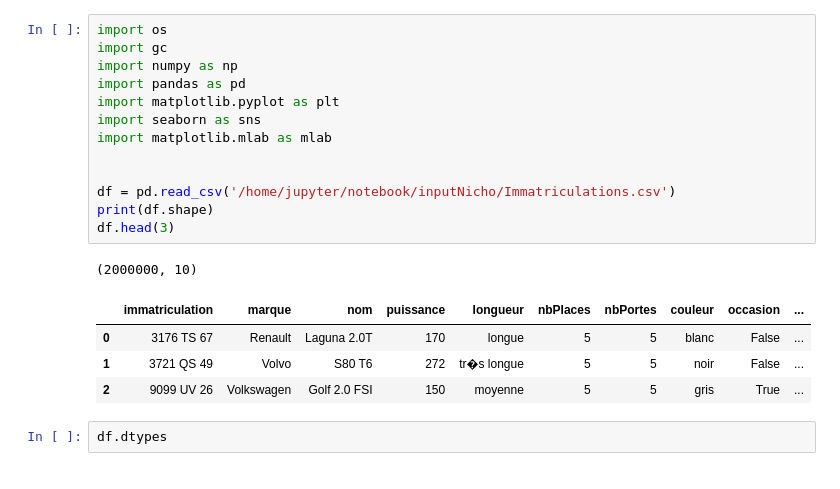
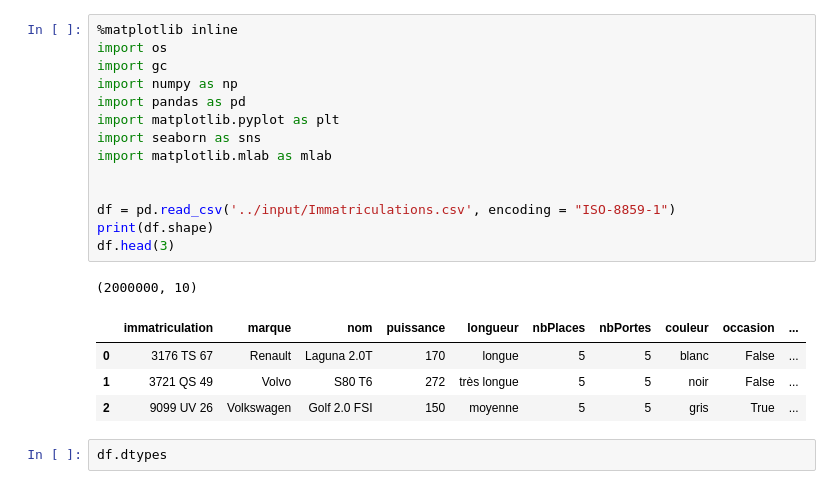
Before and after one commit to nicholas-bn/Data-Analytics-Python, a Jupyter notebook: notebook/cluster_vehicule EDA.ipynb, the cells around one changed output. Drawn from its saved outputs; the diff is of its cells as text.

```diff
--- a/notebook/cluster_vehicule EDA.ipynb
+++ b/notebook/cluster_vehicule EDA.ipynb
@@ -1,21 +1,22 @@
 # %%
+%matplotlib inline
 import os
 import gc
 import numpy as np
 import pandas as pd
 import matplotlib.pyplot as plt
 import seaborn as sns
 import matplotlib.mlab as mlab
 
 
-df = pd.read_csv('/home/jupyter/notebook/inputNicho/Immatriculations.csv')
+df = pd.read_csv('../input/Immatriculations.csv', encoding = "ISO-8859-1")
 print(df.shape)
 df.head(3)
 # %% [output]
 (2000000, 10)
 |  | immatriculation | marque | nom | puissance | longueur | nbPlaces | nbPortes | couleur | occasion | ... |
 | 0 | 3176 TS 67 | Renault | Laguna 2.0T | 170 | longue | 5 | 5 | blanc | False | ... |
-| 1 | 3721 QS 49 | Volvo | S80 T6 | 272 | tr�s longue | 5 | 5 | noir | False | ... |
+| 1 | 3721 QS 49 | Volvo | S80 T6 | 272 | très longue | 5 | 5 | noir | False | ... |
 | 2 | 9099 UV 26 | Volkswagen | Golf 2.0 FSI | 150 | moyenne | 5 | 5 | gris | True | ... |
 # %%
 df.dtypes
```
Also changed, not shown: parts of 12 cells of this notebook, 1 other file.
